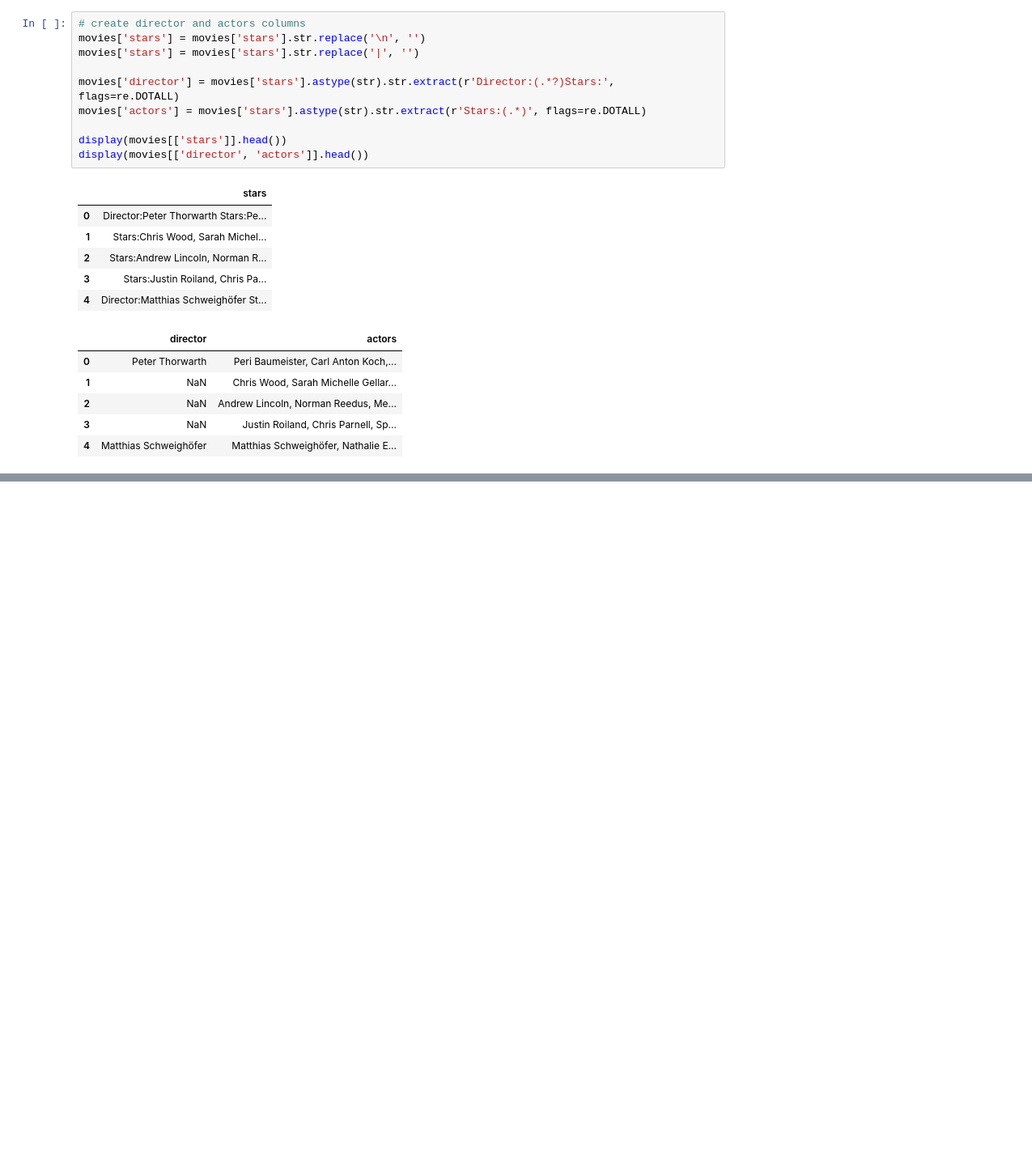
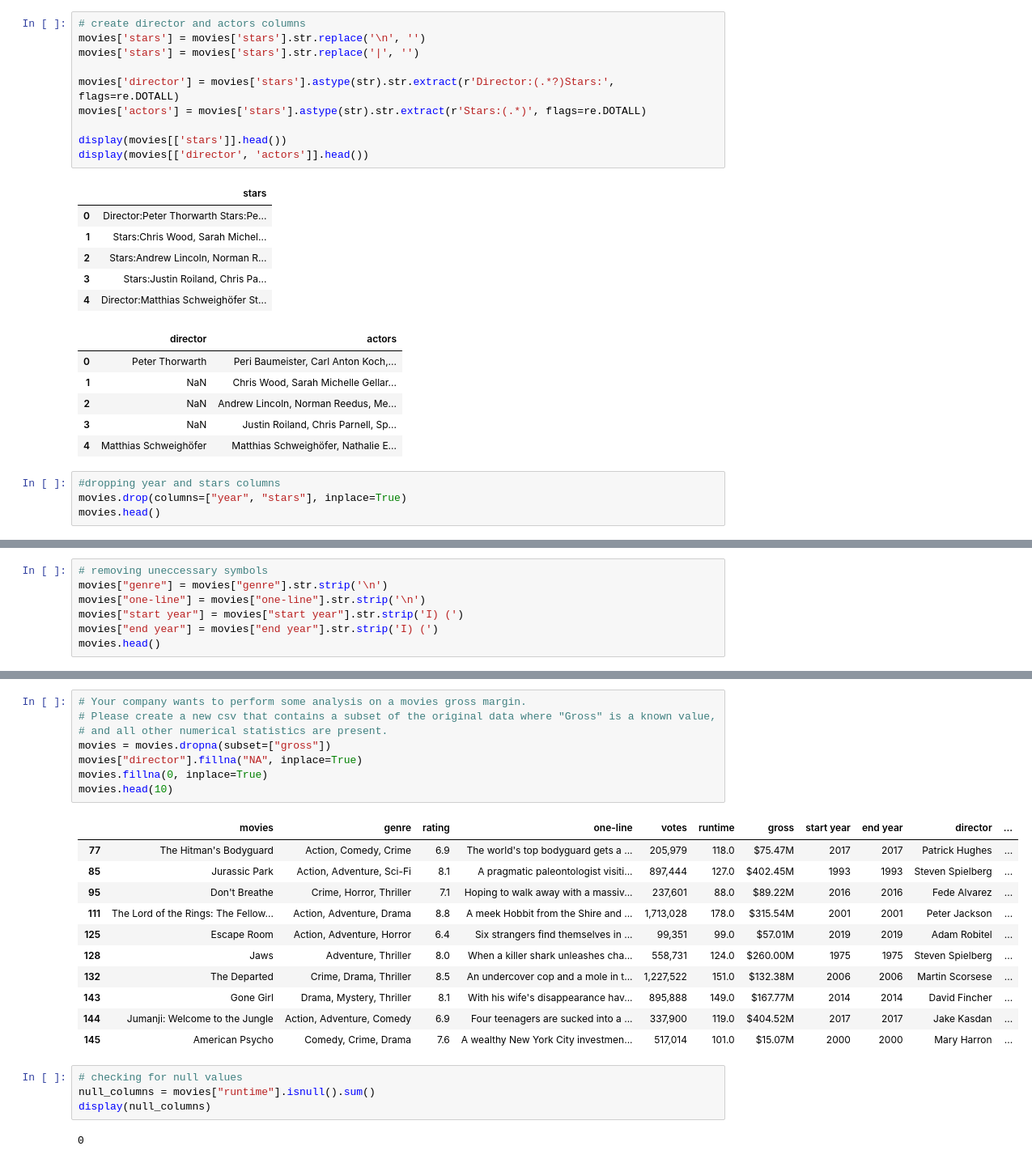
Before and after one commit to York-Solutions-B2E/Python_Lee_Khue, a Jupyter notebook: Python_york_B2E/Assignments/data-cleaning-assignment.ipynb, the cells around one changed output, grey strips where cells are left out. Shown at 81% size. Cells and saved outputs as stored; diff of their text form; blank space fills up the shorter version.

```diff
--- a/Python_york_B2E/Assignments/data-cleaning-assignment.ipynb
+++ b/Python_york_B2E/Assignments/data-cleaning-assignment.ipynb
@@ -64,3 +64,7 @@ display(movies[['director', 'actors']].head())
 | 2 | NaN | Andrew Lincoln, Norman Reedus, Me... |
 | 3 | NaN | Justin Roiland, Chris Parnell, Sp... |
 | 4 | Matthias Schweighöfer | Matthias Schweighöfer, Nathalie E... |
+# %%
+#dropping year and stars columns
+movies.drop(columns=["year", "stars"], inplace=True)
+movies.head()
@@ -66,0 +78,7 @@ display(movies[['director', 'actors']].head())
+# %%
+# removing uneccessary symbols
+movies["genre"] = movies["genre"].str.strip('\n')
+movies["one-line"] = movies["one-line"].str.strip('\n')
+movies["start year"] = movies["start year"].str.strip('I) (')
+movies["end year"] = movies["end year"].str.strip('I) (')
+movies.head()
@@ -66,0 +92,26 @@ display(movies[['director', 'actors']].head())
+# %%
+# Your company wants to perform some analysis on a movies gross margin.
+# Please create a new csv that contains a subset of the original data where "Gross" is a known value,
+# and all other numerical statistics are present.
+movies = movies.dropna(subset=["gross"])
+movies["director"].fillna("NA", inplace=True)
+movies.fillna(0, inplace=True)
+movies.head(10)
+# %% [output]
+|  | movies | genre | rating | one-line | votes | runtime | gross | start year | end year | director | ... |
+| 77 | The Hitman's Bodyguard | Action, Comedy, Crime | 6.9 | The world's top bodyguard gets a ... | 205,979 | 118.0 | $75.47M | 2017 | 2017 | Patrick Hughes | ... |
+| 85 | Jurassic Park | Action, Adventure, Sci-Fi | 8.1 | A pragmatic paleontologist visiti... | 897,444 | 127.0 | $402.45M | 1993 | 1993 | Steven Spielberg | ... |
+| 95 | Don't Breathe | Crime, Horror, Thriller | 7.1 | Hoping to walk away with a massiv... | 237,601 | 88.0 | $89.22M | 2016 | 2016 | Fede Alvarez | ... |
+| 111 | The Lord of the Rings: The Fellow... | Action, Adventure, Drama | 8.8 | A meek Hobbit from the Shire and ... | 1,713,028 | 178.0 | $315.54M | 2001 | 2001 | Peter Jackson | ... |
+| 125 | Escape Room | Action, Adventure, Horror | 6.4 | Six strangers find themselves in ... | 99,351 | 99.0 | $57.01M | 2019 | 2019 | Adam Robitel | ... |
+| 128 | Jaws | Adventure, Thriller | 8.0 | When a killer shark unleashes cha... | 558,731 | 124.0 | $260.00M | 1975 | 1975 | Steven Spielberg | ... |
+| 132 | The Departed | Crime, Drama, Thriller | 8.5 | An undercover cop and a mole in t... | 1,227,522 | 151.0 | $132.38M | 2006 | 2006 | Martin Scorsese | ... |
+| 143 | Gone Girl | Drama, Mystery, Thriller | 8.1 | With his wife's disappearance hav... | 895,888 | 149.0 | $167.77M | 2014 | 2014 | David Fincher | ... |
+| 144 | Jumanji: Welcome to the Jungle | Action, Adventure, Comedy | 6.9 | Four teenagers are sucked into a ... | 337,900 | 119.0 | $404.52M | 2017 | 2017 | Jake Kasdan | ... |
+| 145 | American Psycho | Comedy, Crime, Drama | 7.6 | A wealthy New York City investmen... | 517,014 | 101.0 | $15.07M | 2000 | 2000 | Mary Harron | ... |
+# %%
+# checking for null values
+null_columns = movies["runtime"].isnull().sum()
+display(null_columns)
+# %% [output]
+0
```
Also changed, not shown: parts of 2 cells of this notebook, 7 other files.
